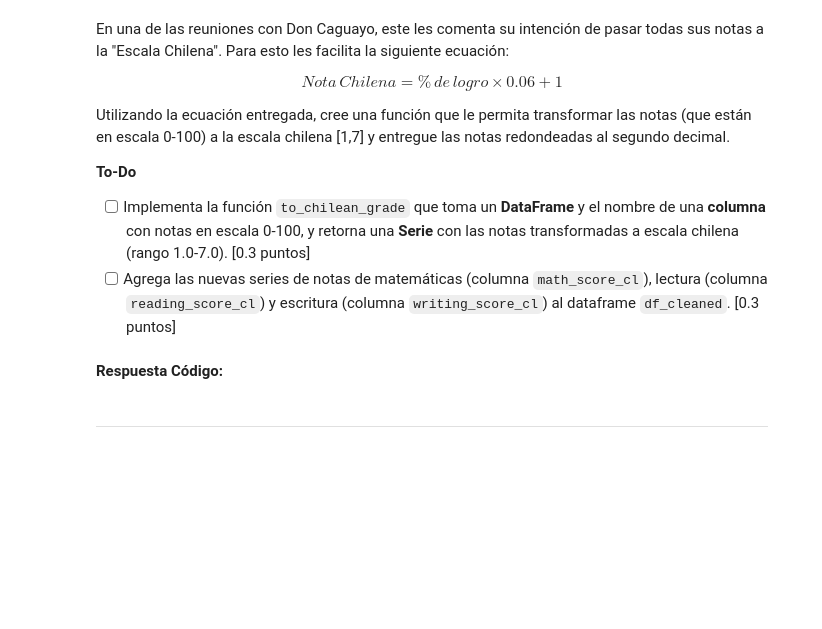
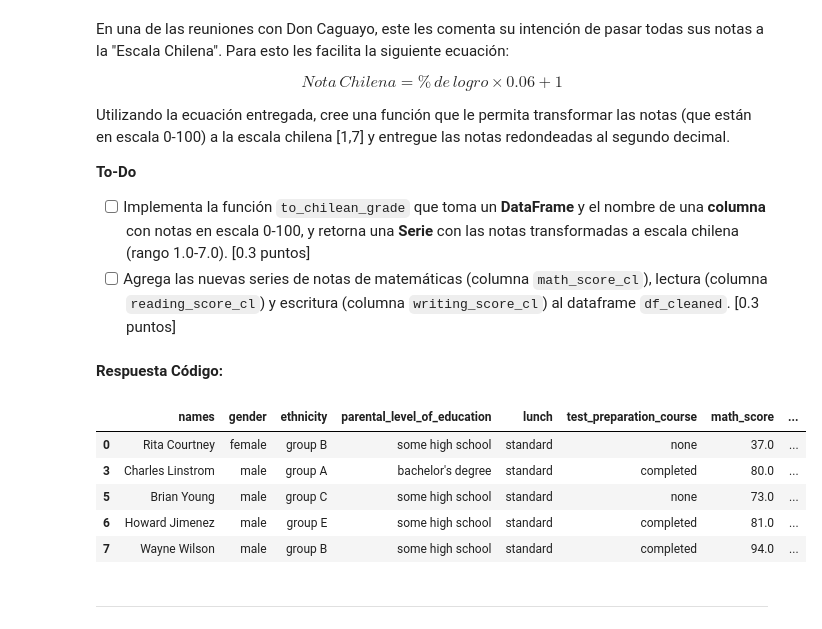
Before and after one commit to isadoramadrid/MDS7202, a Jupyter notebook: labs/lab_3/Lab3_Enunciado.ipynb, the cells around one changed output. Drawn from its saved outputs; the diff is of its cells as text; code cells hidden in the pictures; blank space fills up the shorter version.

```diff
--- a/labs/lab_3/Lab3_Enunciado.ipynb
+++ b/labs/lab_3/Lab3_Enunciado.ipynb
@@ -281,3 +280,32 @@ def clean_data(df: pd.DataFrame) -> pd.DataFrame: ...
+# %%
+def clean_data(df: pd.DataFrame) -> pd.DataFrame:
+
+    df = df.copy()
+
+    # 1. snake_case columnas
+    df.columns = [to_snake_case(col) for col in df.columns]
+
+    # 2. renombrar race/ethnicity → ethnicity
+    df = df.rename(columns={"race/ethnicity": "ethnicity"})
+
+    # 3. eliminar duplicados COMPLETOS (no solo por nombre) osino hay problemas
+    df = df.drop_duplicates()
+
+    # 4. convertir scores a numérico
+    score_cols = ["math_score", "reading_score", "writing_score"]
+    df[score_cols] = df[score_cols].apply(pd.to_numeric, errors="coerce")
+
+    # 5. eliminar valores fuera de rango
+    df = df[
+        df["math_score"].between(0, 100) &
+        df["reading_score"].between(0, 100) &
+        df["writing_score"].between(0, 100)
+    ]
+
+    # 6. eliminar nulos
+    df = df.dropna()
+
+    return df
 # %%
 df_cleaned = clean_data(df_grades)
 df_cleaned
@@ -316,9 +442,22 @@ Utilizando la ecuación entregada, cree una función que le permita transformar
 **Respuesta Código:**
 # %%
 # En esta celda implementa la operación solicitada
-def to_chilean_grade(df: pd.DataFrame, columna: str) -> tuple[pd.Series, pd.Series]: ...
+def to_chilean_grade(df: pd.DataFrame, columna: str) -> pd.Series:
+    return (df[columna] * 0.06 + 1).round(2)
 # %%
 # En esta celda ejecuta la función y luego usa indexadores para agregar las nuevas columnas al dataframe limpio
+df_cleaned["math_score_cl"] = to_chilean_grade(df_cleaned, "math_score")
+df_cleaned["reading_score_cl"] = to_chilean_grade(df_cleaned, "reading_score")
+df_cleaned["writing_score_cl"] = to_chilean_grade(df_cleaned, "writing_score")
+
+display(df_cleaned.head())
+# %% [output]
+|  | names | gender | ethnicity | parental_level_of_education | lunch | test_preparation_course | math_score | ... |
+| 0 | Rita Courtney | female | group B | some high school | standard | none | 37.0 | ... |
+| 3 | Charles Linstrom | male | group A | bachelor's degree | standard | completed | 80.0 | ... |
+| 5 | Brian Young | male | group C | some high school | standard | none | 73.0 | ... |
+| 6 | Howard Jimenez | male | group E | some high school | standard | completed | 81.0 | ... |
+| 7 | Wayne Wilson | male | group B | some high school | standard | completed | 94.0 | ... |
 # %% [markdown]
 ---
 # %% [markdown]
```
Also changed, not shown: parts of 23 cells of this notebook.
